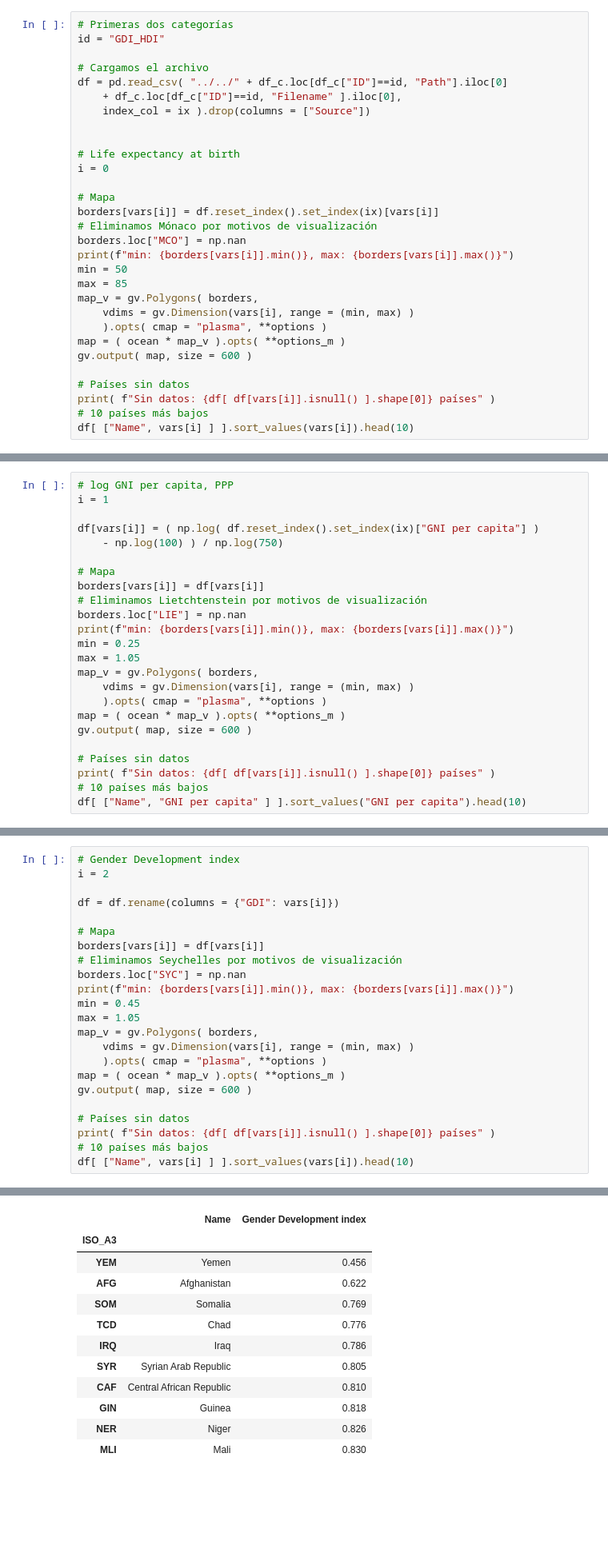
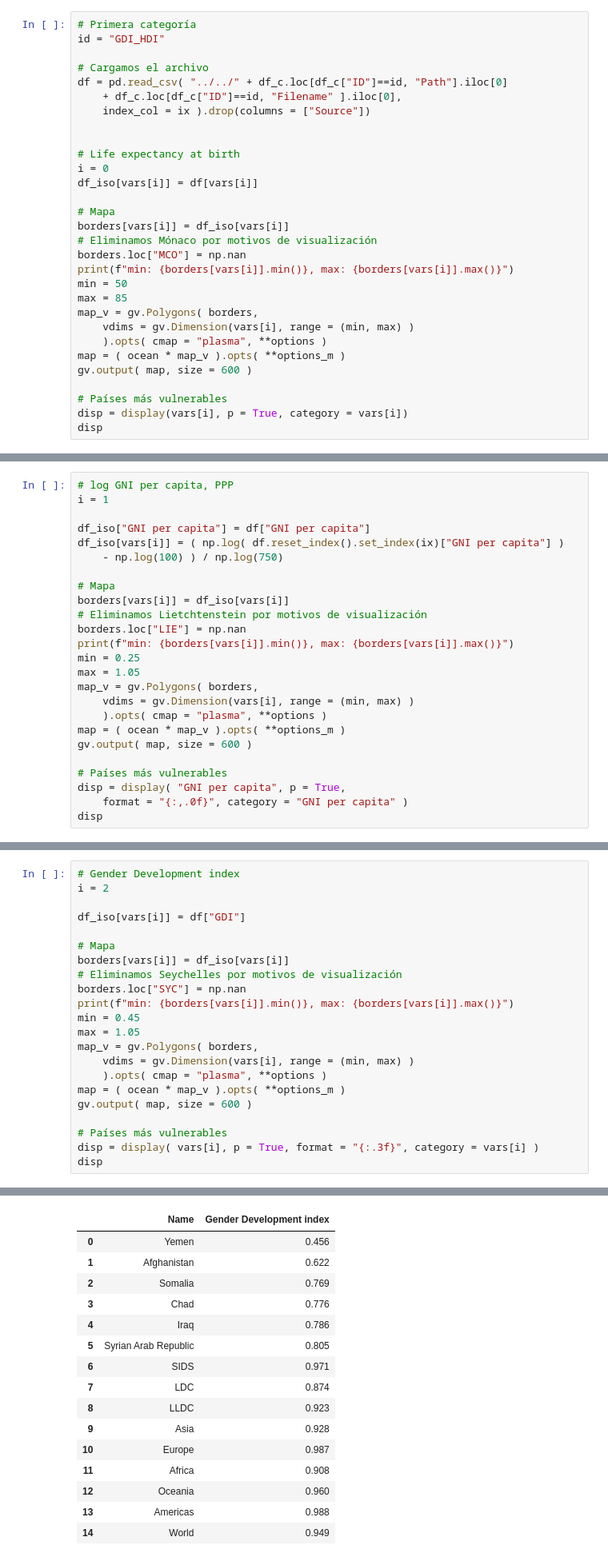
Before and after one commit to rodrigoms95/UNESCO_climate, a Jupyter notebook: code/indice_socio.ipynb, the cells around one changed output, grey strips where cells are left out. Shown at 80% size. Cells and saved outputs as stored; diff of their text form; blank space fills up the shorter version.

```diff
--- a/code/indice_socio.ipynb
+++ b/code/indice_socio.ipynb
@@ -70,5 +139,5 @@ var_i = [v + "_index" for v in vars]
 # %%
-# Primeras dos categorías
+# Primera categoría
 id = "GDI_HDI"
 
 # Cargamos el archivo
@@ -79,9 +148,10 @@ df = pd.read_csv( "../../" + df_c.loc[df_c["ID"]==id, "Path"].iloc[0]
 
 # Life expectancy at birth
 i = 0
+df_iso[vars[i]] = df[vars[i]]
 
 # Mapa
-borders[vars[i]] = df.reset_index().set_index(ix)[vars[i]]
+borders[vars[i]] = df_iso[vars[i]]
 # Eliminamos Mónaco por motivos de visualización
 borders.loc["MCO"] = np.nan
 print(f"min: {borders[vars[i]].min()}, max: {borders[vars[i]].max()}")
@@ -93,10 +163,9 @@ map_v = gv.Polygons( borders,
 map = ( ocean * map_v ).opts( **options_m )
 gv.output( map, size = 600 )
 
-# Países sin datos
-print( f"Sin datos: {df[ df[vars[i]].isnull() ].shape[0]} países" )
-# 10 países más bajos
-df[ ["Name", vars[i] ] ].sort_values(vars[i]).head(10)
+# Países más vulnerables
+disp = display(vars[i], p = True, category = vars[i])
+disp
 # %% [output]
 min: 53.0, max: 85.0
 :Overlay
@@ -119,11 +196,12 @@ Sin datos: 0 países
 # log GNI per capita, PPP
 i = 1
 
-df[vars[i]] = ( np.log( df.reset_index().set_index(ix)["GNI per capita"] )
+df_iso["GNI per capita"] = df["GNI per capita"]
+df_iso[vars[i]] = ( np.log( df.reset_index().set_index(ix)["GNI per capita"] )
     - np.log(100) ) / np.log(750)
 
 # Mapa
-borders[vars[i]] = df[vars[i]]
+borders[vars[i]] = df_iso[vars[i]]
 # Eliminamos Lietchtenstein por motivos de visualización
 borders.loc["LIE"] = np.nan
 print(f"min: {borders[vars[i]].min()}, max: {borders[vars[i]].max()}")
@@ -135,10 +213,10 @@ map_v = gv.Polygons( borders,
 map = ( ocean * map_v ).opts( **options_m )
 gv.output( map, size = 600 )
 
-# Países sin datos
-print( f"Sin datos: {df[ df[vars[i]].isnull() ].shape[0]} países" )
-# 10 países más bajos
-df[ ["Name", "GNI per capita" ] ].sort_values("GNI per capita").head(10)
+# Países más vulnerables
+disp = display( "GNI per capita", p = True,
+    format = "{:,.0f}", category = "GNI per capita" )
+disp
 # %% [output]
 min: 0.2919861423696652, max: 1.0372014880666531
 :Overlay
@@ -161,10 +247,10 @@ Sin datos: 48 países
 # Gender Development index
 i = 2
 
-df = df.rename(columns = {"GDI": vars[i]})
+df_iso[vars[i]] = df["GDI"]
 
 # Mapa
-borders[vars[i]] = df[vars[i]]
+borders[vars[i]] = df_iso[vars[i]]
 # Eliminamos Seychelles por motivos de visualización
 borders.loc["SYC"] = np.nan
 print(f"min: {borders[vars[i]].min()}, max: {borders[vars[i]].max()}")
@@ -176,10 +262,9 @@ map_v = gv.Polygons( borders,
 map = ( ocean * map_v ).opts( **options_m )
 gv.output( map, size = 600 )
 
-# Países sin datos
-print( f"Sin datos: {df[ df[vars[i]].isnull() ].shape[0]} países" )
-# 10 países más bajos
-df[ ["Name", vars[i] ] ].sort_values(vars[i]).head(10)
+# Países más vulnerables
+disp = display( vars[i], p = True, format = "{:.3f}", category = vars[i] )
+disp
 # %% [output]
 min: 0.456, max: 1.037
 :Overlay
@@ -189,15 +278,19 @@ Sin datos: 50 países
 |  | Name | Gender Development index |
-| ISO_A3 |  |  |
-| YEM | Yemen | 0.456 |
-| AFG | Afghanistan | 0.622 |
-| SOM | Somalia | 0.769 |
-| TCD | Chad | 0.776 |
-| IRQ | Iraq | 0.786 |
-| SYR | Syrian Arab Republic | 0.805 |
-| CAF | Central African Republic | 0.810 |
-| GIN | Guinea | 0.818 |
-| NER | Niger | 0.826 |
-| MLI | Mali | 0.830 |
+| 0 | Yemen | 0.456 |
+| 1 | Afghanistan | 0.622 |
+| 2 | Somalia | 0.769 |
+| 3 | Chad | 0.776 |
+| 4 | Iraq | 0.786 |
+| 5 | Syrian Arab Republic | 0.805 |
+| 6 | SIDS | 0.971 |
+| 7 | LDC | 0.874 |
+| 8 | LLDC | 0.923 |
+| 9 | Asia | 0.928 |
+| 10 | Europe | 0.987 |
+| 11 | Africa | 0.908 |
+| 12 | Oceania | 0.960 |
+| 13 | Americas | 0.988 |
+| 14 | World | 0.949 |
 # %%
 # Cargamos el archivo de población
 id = "Population"
```
Also changed, not shown: parts of 10 cells of this notebook, 2 other files.
